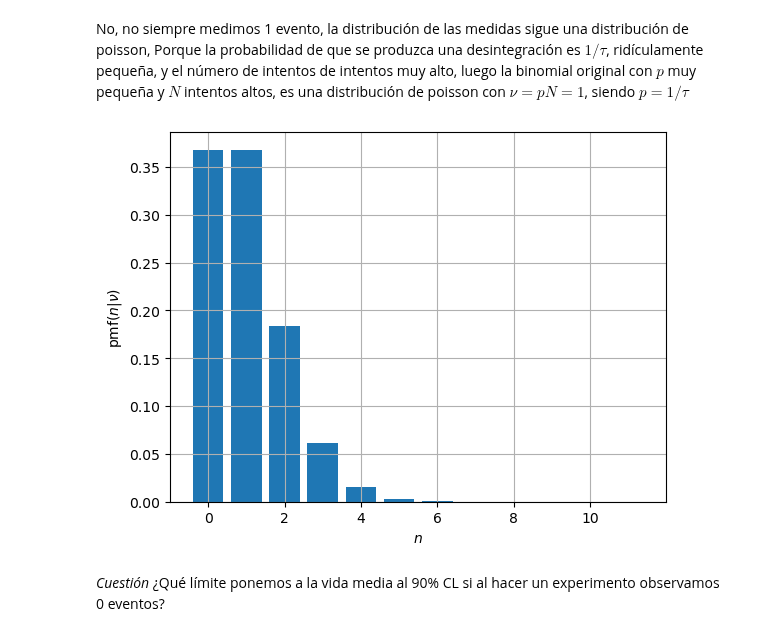
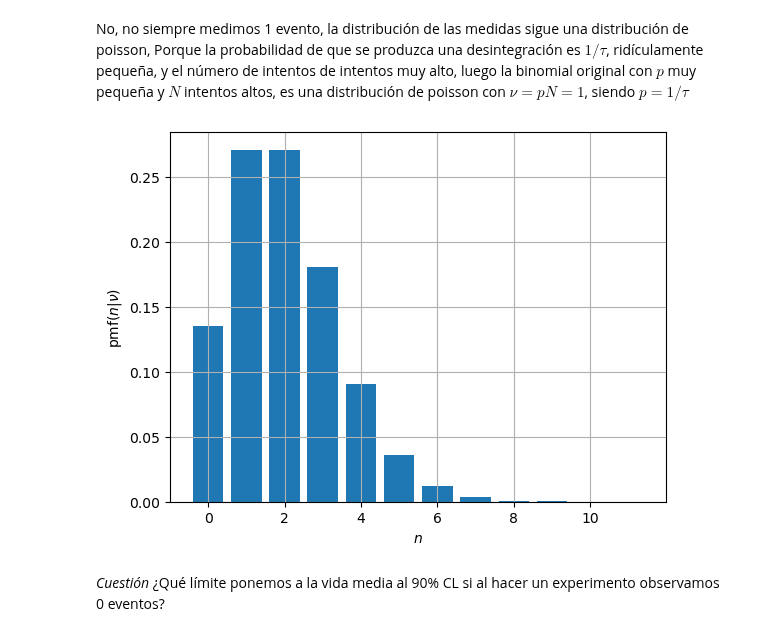
Before and after one commit to jahernando/USC-FNyP, a Jupyter notebook: _sources/notebooks/probs/problemas-prel.ipynb, the cells around one changed output. Saved outputs shown, nothing was run; the diff lists cells and outputs as text; code cells hidden in the pictures.

```diff
--- a/_sources/notebooks/probs/problemas-prel.ipynb
+++ b/_sources/notebooks/probs/problemas-prel.ipynb
@@ -134,13 +136,13 @@ No, no siempre medimos 1 evento, la distribución de las medidas sigue una distr
 # %%
 from scipy.stats import poisson
 
-nu = 1
+nu = 2.0
 ns = np.arange(12)
 
 plt.bar(ns, poisson.pmf(ns, nu))
 plt.xlabel(r'$n$'); plt.ylabel(r'pmf$(n | \nu)$'); plt.grid();
 # %% [output]
-[figure, old version]
+[figure, new version]
 # %% [markdown]
 *Cuestión* ¿Qué límite ponemos a la vida media al 90% CL si al hacer un experimento observamos 0 eventos?
 # %% [markdown]
```
Also changed, not shown: parts of 4 cells of this notebook, 41 other files.
